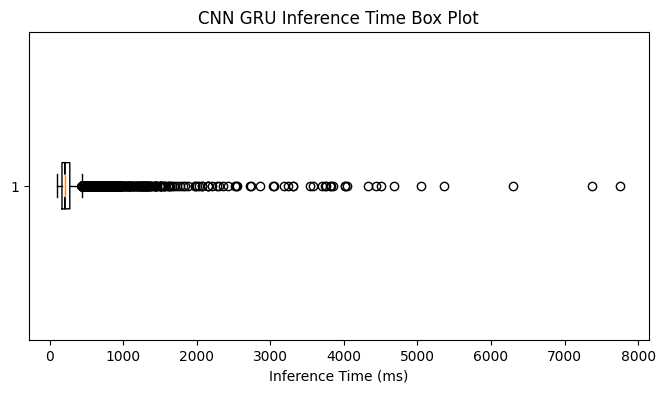
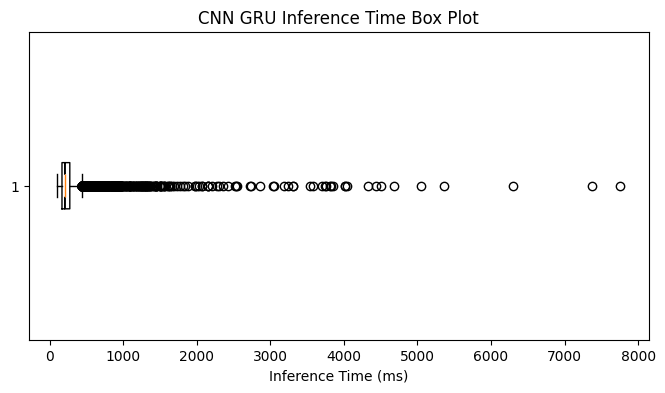
Unified diff of the notebook cell whose output changed from the first chart to the second:
--- before
+++ after
@@ -1,4 +1,4 @@
 plt.figure(figsize=(8, 4))
-plt.boxplot(df_cnn['inference_time_ms'], notch=True, vert=False)
+plt.boxplot(df_eval_cnn['inference_time_ms'], notch=True, vert=False)
 plt.title("CNN GRU Inference Time Box Plot")
 plt.xlabel("Inference Time (ms)")

Commit: added cluster visualizer